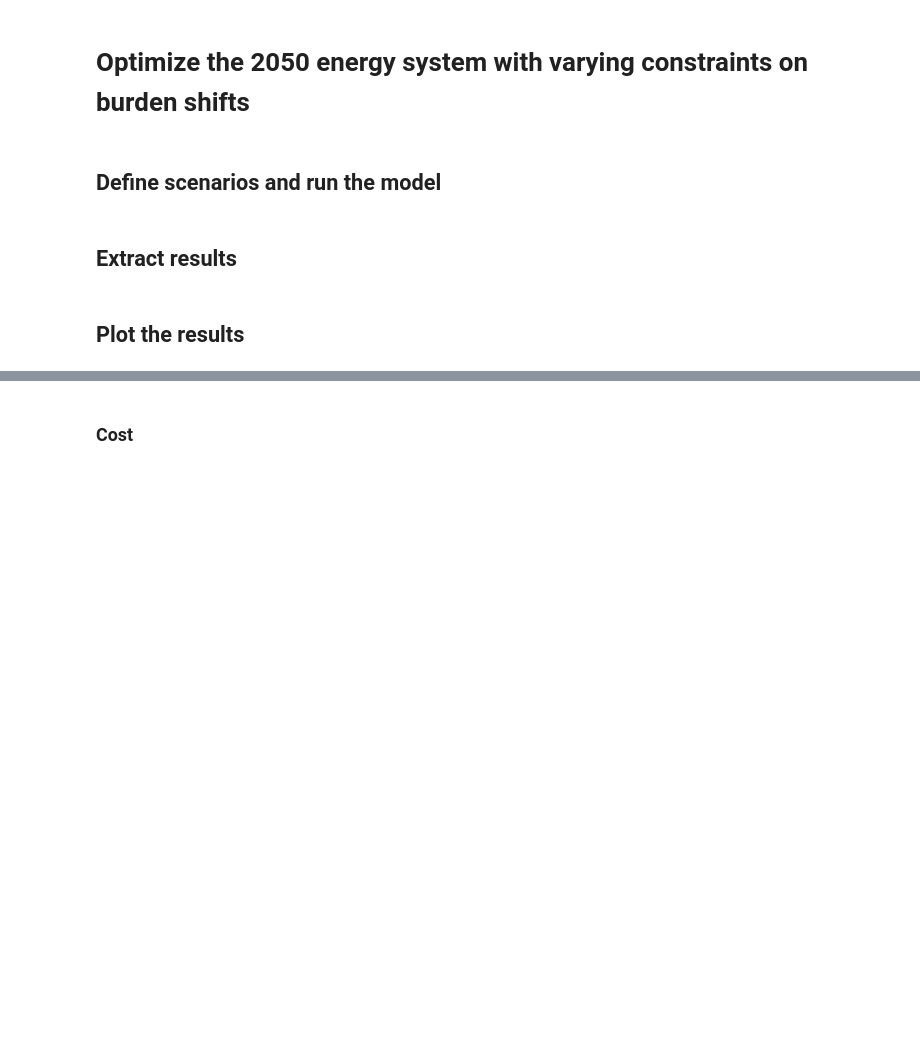
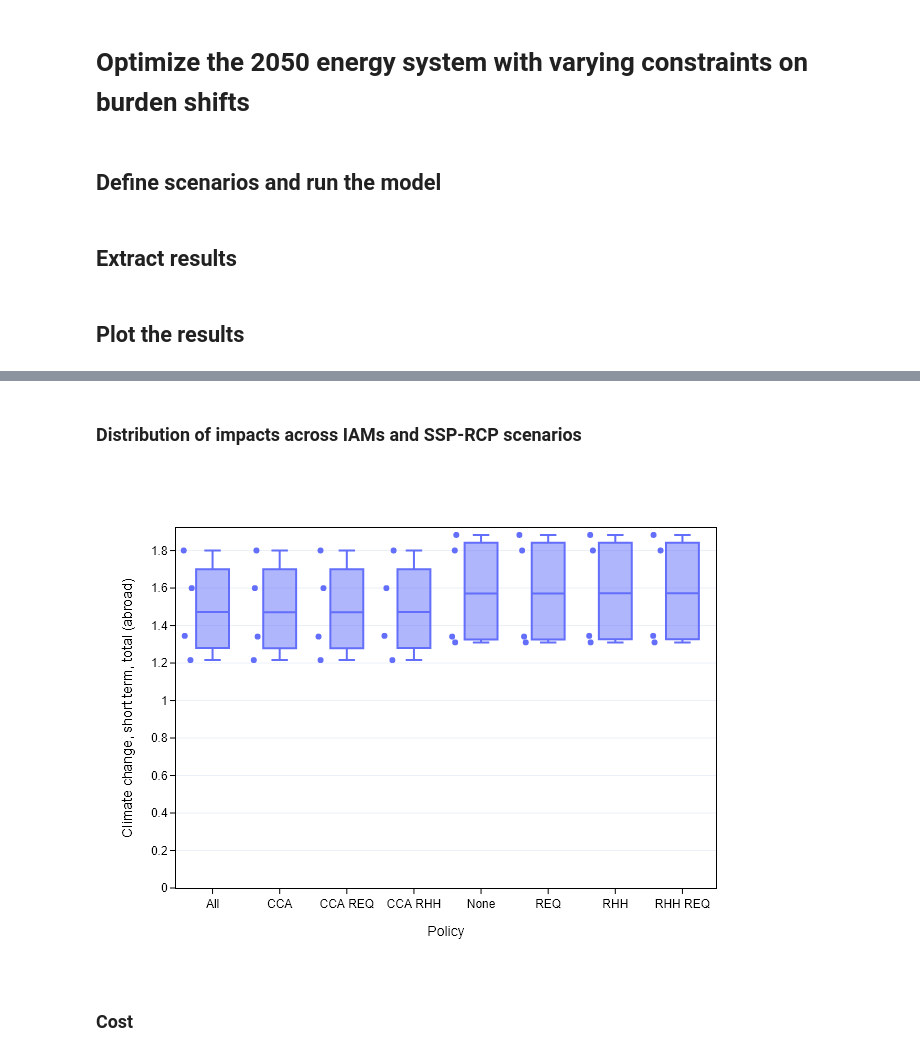
Before and after one commit to CIRAIG/EnergyScope-Quebec, a Jupyter notebook: projects/lca/04_Burden_shifting/01_Notebooks/02_Assess_burden_shifts.ipynb, the cells around one changed output, grey strips where cells are left out. Cells and saved outputs as stored; diff of their text form; code cells hidden in the pictures; blank space fills up the shorter version.

```diff
--- a/projects/lca/04_Burden_shifting/01_Notebooks/02_Assess_burden_shifts.ipynb
+++ b/projects/lca/04_Burden_shifting/01_Notebooks/02_Assess_burden_shifts.ipynb
@@ -202,26 +286,34 @@ for scenario in scenarios.keys():
+# %%
+scenarios = [(bg_scenario['model'], bg_scenario['pathway']) for bg_scenario in background_scenarios_list]
+scenarios = [(policy, scenario[0], scenario[1]) for policy in policies_scenarios.keys() for scenario in scenarios]
 # %%
-df_f_mult = pd.concat([results_dict[run]['df_f_mult'] for run in scenarios])
-df_annual_prod = pd.concat([results_dict[run]['df_annual_prod'] for run in scenarios])
-df_annual_res = pd.concat([results_dict[run]['df_annual_res'] for run in scenarios])
-df_annual_prod_direct = pd.concat([results_dict[run]['df_annual_prod_direct'] for run in scenarios])
+df_f_mult = pd.concat([results_dict[policy_scenario][model][pathway]['df_f_mult'] for policy_scenario, model, pathway in scenarios])
+df_annual_prod = pd.concat([results_dict[policy_scenario][model][pathway]['df_annual_prod'] for policy_scenario, model, pathway in scenarios])
+df_annual_prod_direct = pd.concat([results_dict[policy_scenario][model][pathway]['df_annual_prod_direct'] for policy_scenario, model, pathway in scenarios])
+df_annual_res = pd.concat([results_dict[policy_scenario][model][pathway]['df_annual_res'] for policy_scenario, model, pathway in scenarios])
 # %%
 cat_list = [i[-1] for i in impact_categories_list if
             i[1] in ['Human health', 'Ecosystem quality']
             and i[-1] not in ['Total human health', 'Total ecosystem quality']
             ] + ['Climate change, short term, total', 'Climate change, short term, total (territorial)', 'Climate change, short term, total (abroad)']
 
-df_annual_prod_indirect = df_annual_prod.merge(df_annual_prod_direct, on=['index', 'Run', 'Sector', 'Category', 'Annual_Prod'], suffixes=('', ' (direct)'), how='left')
+df_annual_prod_indirect = df_annual_prod.merge(
+    df_annual_prod_direct,
+    on=['Policy', 'IAM', 'SSP-RCP', 'index', 'Sector', 'Category', 'Annual_Prod'],
+    suffixes=('', ' (direct)'),
+    how='left',
+)
 for col in list(df_annual_prod.columns):
-    if col not in ['index', 'Run', 'Sector', 'Category', 'Annual_Prod', 'Phase', 'Main production']:
+    if col not in ['Policy', 'IAM', 'SSP-RCP', 'index', 'Sector', 'Category', 'Annual_Prod', 'Phase', 'Main production']:
         if col in ['Climate change, short term, total (territorial)', 'Climate change, short term, total (abroad)']:
             df_annual_prod_direct[col] = 0  # phases are won't be used for these two categories
         else:
             df_annual_prod_indirect[col] = df_annual_prod_indirect[col] - df_annual_prod_indirect[f"{col} (direct)"]
             df_annual_prod_indirect.drop(columns=[f"{col} (direct)"], inplace=True)
 
-df_annual_prod_indirect = df_annual_prod_indirect[['index', 'Run', 'Sector', 'Category', 'Annual_Prod'] + cat_list]
+df_annual_prod_indirect = df_annual_prod_indirect[['Policy', 'IAM', 'SSP-RCP', 'index', 'Sector', 'Category', 'Annual_Prod'] + cat_list]
 
-col = ['Run', 'index', 'Sector', 'Phase'] + cat_list
+col = ['Policy', 'IAM', 'SSP-RCP', 'index', 'Sector', 'Phase'] + cat_list
 df_f_mult['Phase'] = 'Construction'
 df_annual_prod['Phase'] = 'Operation'
 df_annual_prod_direct['Phase'] = 'Operation (direct)'
@@ -237,9 +329,9 @@ df_total_impact = pd.concat([
     ignore_index=True)
 # %%
 all_mob_techs = (
-    list(results_dict['All']['results'].sets['TECHNOLOGIES_OF_FREIGHTMOB_ALL_DISTANCES']['TECHNOLOGIES_OF_FREIGHTMOB_ALL_DISTANCES'])
-    + list(results_dict['All']['results'].sets['TECHNOLOGIES_OF_PRIVATEMOB_ALL_DISTANCES']['TECHNOLOGIES_OF_PRIVATEMOB_ALL_DISTANCES'])
-    + list(results_dict['All']['results'].sets['TECHNOLOGIES_OF_PUBLICMOB_ALL_DISTANCES']['TECHNOLOGIES_OF_PUBLICMOB_ALL_DISTANCES'])
+    list(results_dict['All']['image']['SSP1-L']['results'].sets['TECHNOLOGIES_OF_FREIGHTMOB_ALL_DISTANCES']['TECHNOLOGIES_OF_FREIGHTMOB_ALL_DISTANCES'])
+    + list(results_dict['All']['image']['SSP1-L']['results'].sets['TECHNOLOGIES_OF_PRIVATEMOB_ALL_DISTANCES']['TECHNOLOGIES_OF_PRIVATEMOB_ALL_DISTANCES'])
+    + list(results_dict['All']['image']['SSP1-L']['results'].sets['TECHNOLOGIES_OF_PUBLICMOB_ALL_DISTANCES']['TECHNOLOGIES_OF_PUBLICMOB_ALL_DISTANCES'])
 )
 
 # Keeping mobility sub-models only for production and impact dataframe (main models are kept if df_f_mult because they have the cost data)
@@ -771,2 +450,17 @@ if save_results:
+# %% [markdown]
+### Distribution of impacts across IAMs and SSP-RCP scenarios
+# %%
+fig = px.box(
+    df_total_impact.groupby(['Policy', 'IAM', 'SSP-RCP'])[['Climate change, short term, total (abroad)']].sum().reset_index(),
+    x='Policy',
+    y='Climate change, short term, total (abroad)',
+    points='all',
+)
+
+fig.update_yaxes(range=[0, None])
+
+fig.show()
+# %% [output]
+[figure, added]
 # %% [markdown]
 ### Cost
```
Also changed, not shown: parts of 62 cells of this notebook.
